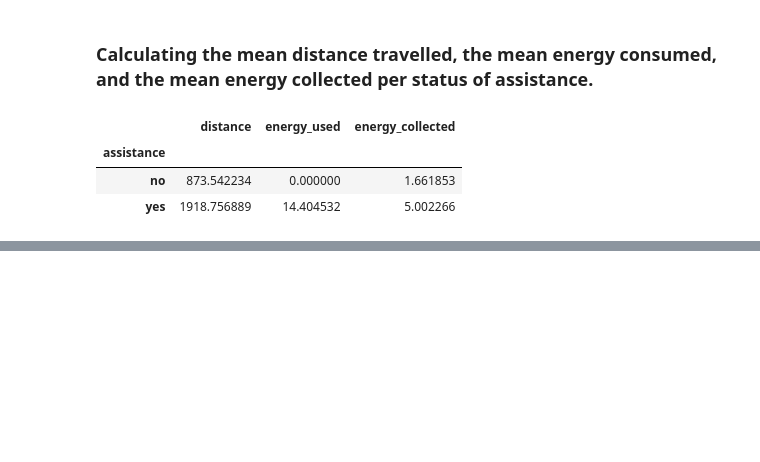
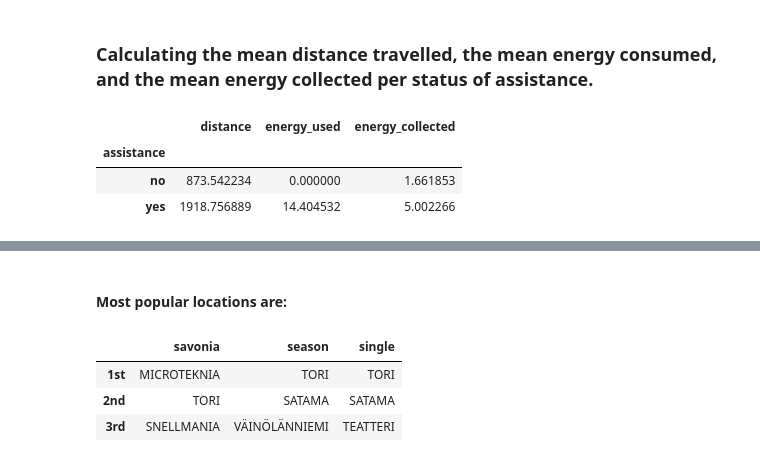
Before and after one commit to jhpyyk/data-analysis, a Jupyter notebook: statistical-data-analysis/project/bike_analysis.ipynb, the cells around one changed output, grey strips where cells are left out. Cells and saved outputs as stored; diff of their text form; code cells hidden in the pictures; blank space fills up the shorter version.

```diff
--- a/statistical-data-analysis/project/bike_analysis.ipynb
+++ b/statistical-data-analysis/project/bike_analysis.ipynb
@@ -263,0 +294,13 @@ grouped_assistance
+# %% [markdown]
+#### Most popular locations are:
+# %%
+savo = trips['savonia'].nlargest(n=3).index.to_numpy()
+seas = trips['season'].nlargest(n=3).index.to_numpy()
+sing = trips['single'].nlargest(n=3).index.to_numpy()
+popular = pd.DataFrame({'savonia': savo, 'season': seas, 'single': sing}, index=['1st', '2nd', '3rd'])
+popular
+# %% [output]
+|  | savonia | season | single |
+| 1st | MICROTEKNIA | TORI | TORI |
+| 2nd | TORI | SATAMA | SATAMA |
+| 3rd | SNELLMANIA | VÄINÖLÄNNIEMI | TEATTERI |
```
Also changed, not shown: parts of 5 cells of this notebook.
